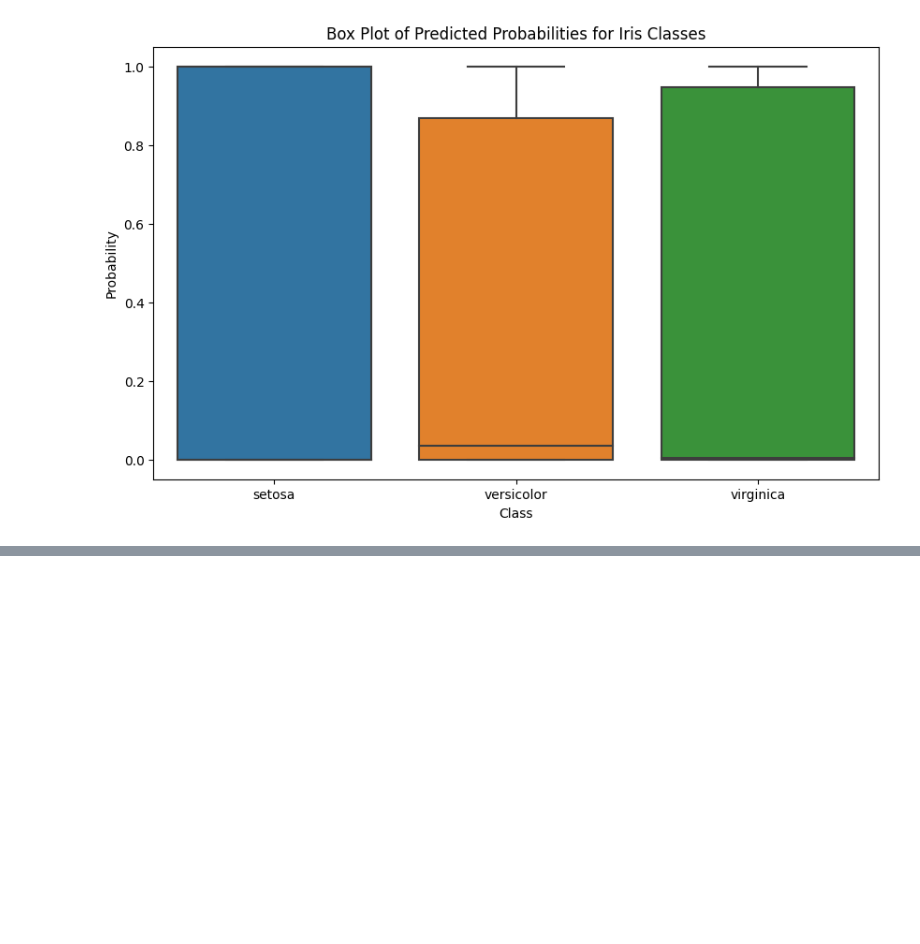
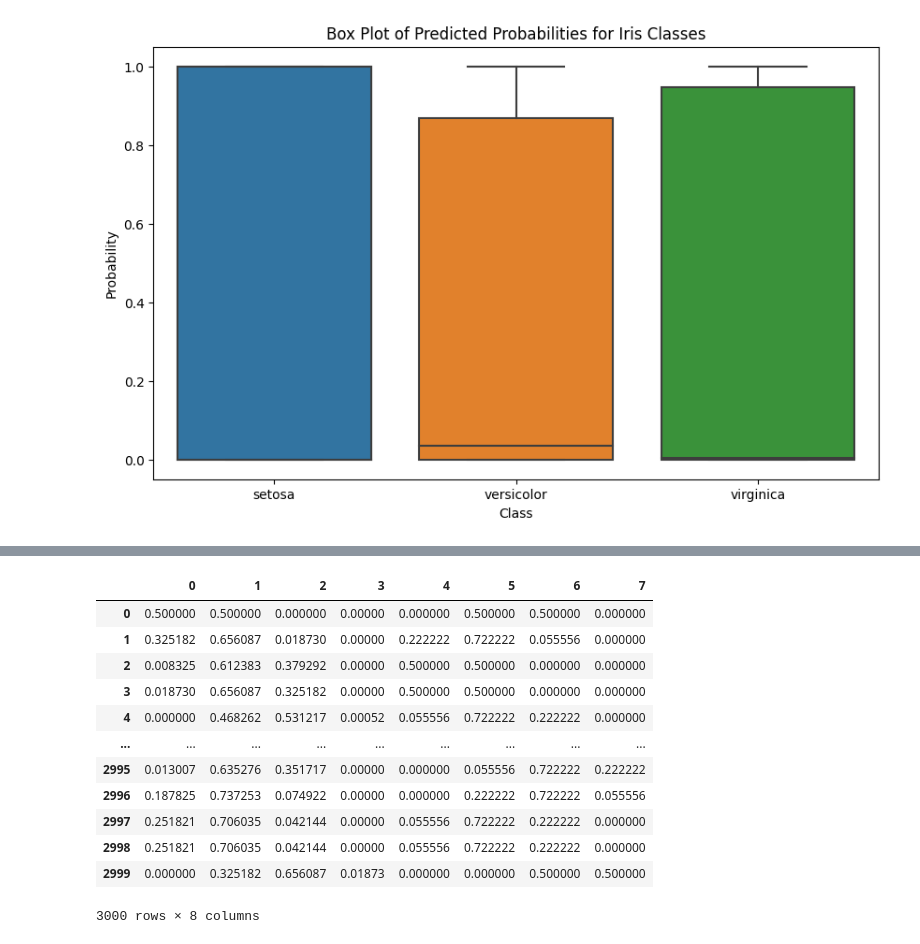
Before and after one commit to Versus-91/aitoolkit, a Jupyter notebook: test.ipynb, the cells around one changed output, grey strips where cells are left out. Cells and saved outputs as stored; diff of their text form; code cells hidden in the pictures; blank space fills up the shorter version.

```diff
--- a/test.ipynb
+++ b/test.ipynb
@@ -1552,0 +1760,13 @@ plt.show()
+# %%
+import numpy as np
+from sklearn.preprocessing import SplineTransformer
+import pandas as pd
+df = pd.read_csv('https://raw.githubusercontent.com/kirenz/datasets/master/wage.csv')
+display(df.head(3))
+alphas=np.logspace(-6, 6, 13)
+
+X = df[['age','year']]
+y = df[['wage']]
+spline = SplineTransformer(degree=2, n_knots=3)
+display(pd.DataFrame(spline.fit_transform(X)))
+# %% [output]
@@ -1552,0 +1777,13 @@ plt.show()
+|  | 0 | 1 | 2 | 3 | 4 | 5 | 6 | 7 |
+| 0 | 0.500000 | 0.500000 | 0.000000 | 0.00000 | 0.000000 | 0.500000 | 0.500000 | 0.000000 |
+| 1 | 0.325182 | 0.656087 | 0.018730 | 0.00000 | 0.222222 | 0.722222 | 0.055556 | 0.000000 |
+| 2 | 0.008325 | 0.612383 | 0.379292 | 0.00000 | 0.500000 | 0.500000 | 0.000000 | 0.000000 |
+| 3 | 0.018730 | 0.656087 | 0.325182 | 0.00000 | 0.500000 | 0.500000 | 0.000000 | 0.000000 |
+| 4 | 0.000000 | 0.468262 | 0.531217 | 0.00052 | 0.055556 | 0.722222 | 0.222222 | 0.000000 |
+| ... | ... | ... | ... | ... | ... | ... | ... | ... |
+| 2995 | 0.013007 | 0.635276 | 0.351717 | 0.00000 | 0.000000 | 0.055556 | 0.722222 | 0.222222 |
+| 2996 | 0.187825 | 0.737253 | 0.074922 | 0.00000 | 0.000000 | 0.222222 | 0.722222 | 0.055556 |
+| 2997 | 0.251821 | 0.706035 | 0.042144 | 0.00000 | 0.055556 | 0.722222 | 0.222222 | 0.000000 |
+| 2998 | 0.251821 | 0.706035 | 0.042144 | 0.00000 | 0.055556 | 0.722222 | 0.222222 | 0.000000 |
+| 2999 | 0.000000 | 0.325182 | 0.656087 | 0.01873 | 0.000000 | 0.000000 | 0.500000 | 0.500000 |
+3000 rows × 8 columns
```
Also changed, not shown: parts of 10 cells of this notebook, 12 other files.
